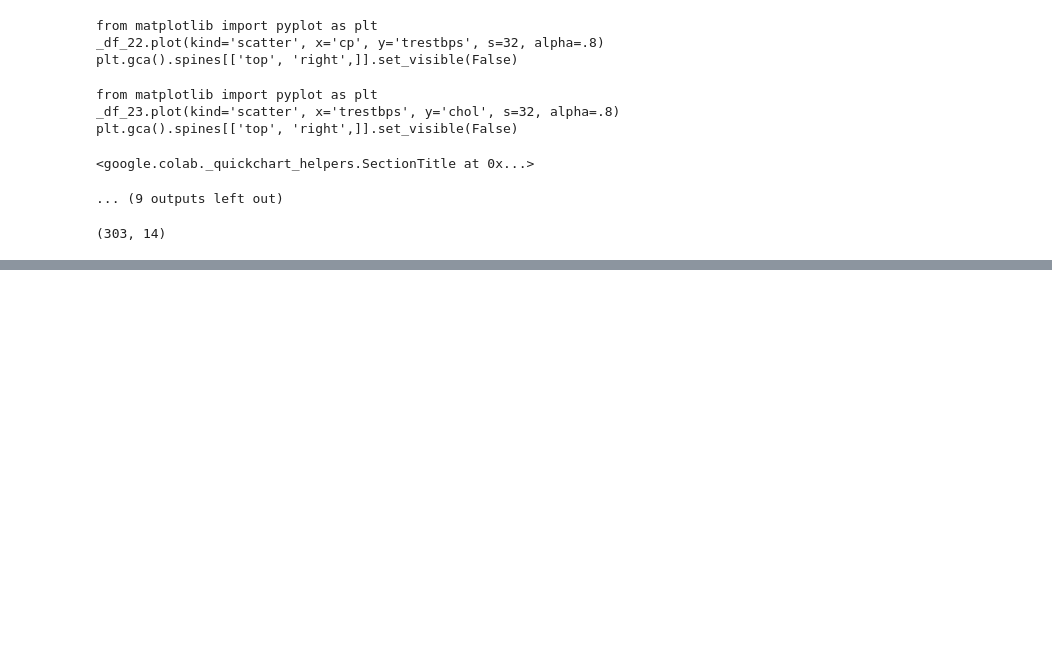
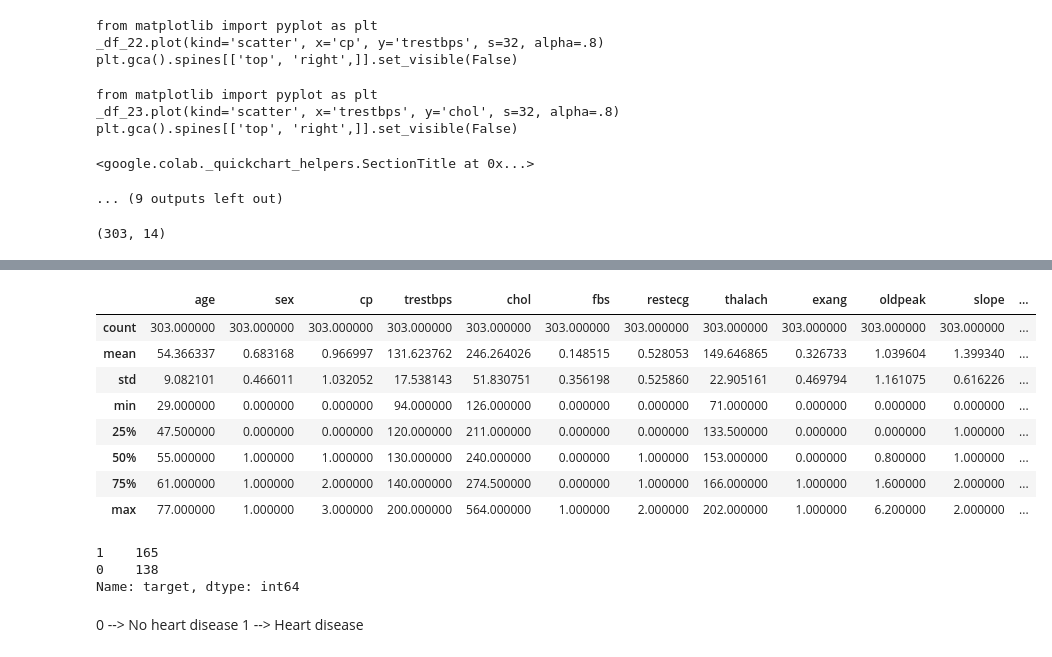
Before and after one commit to chhitizzz/final-year-project, a Jupyter notebook: Heart_Disease_Prediction.ipynb, the cells around one changed output, grey strips where cells are left out. Cells and saved outputs as stored; diff of their text form; code cells hidden in the pictures; blank space fills up the shorter version.

Commit message:
target

```diff
--- a/Heart_Disease_Prediction.ipynb
+++ b/Heart_Disease_Prediction.ipynb
@@ -100,0 +123,24 @@ heart_data.shape
+# %%
+# statistical measures about the data
+heart_data.describe()
+# %% [output]
+|  | age | sex | cp | trestbps | chol | fbs | restecg | thalach | exang | oldpeak | slope | ... |
+| count | 303.000000 | 303.000000 | 303.000000 | 303.000000 | 303.000000 | 303.000000 | 303.000000 | 303.000000 | 303.000000 | 303.000000 | 303.000000 | ... |
+| mean | 54.366337 | 0.683168 | 0.966997 | 131.623762 | 246.264026 | 0.148515 | 0.528053 | 149.646865 | 0.326733 | 1.039604 | 1.399340 | ... |
+| std | 9.082101 | 0.466011 | 1.032052 | 17.538143 | 51.830751 | 0.356198 | 0.525860 | 22.905161 | 0.469794 | 1.161075 | 0.616226 | ... |
+| min | 29.000000 | 0.000000 | 0.000000 | 94.000000 | 126.000000 | 0.000000 | 0.000000 | 71.000000 | 0.000000 | 0.000000 | 0.000000 | ... |
+| 25% | 47.500000 | 0.000000 | 0.000000 | 120.000000 | 211.000000 | 0.000000 | 0.000000 | 133.500000 | 0.000000 | 0.000000 | 1.000000 | ... |
+| 50% | 55.000000 | 1.000000 | 1.000000 | 130.000000 | 240.000000 | 0.000000 | 1.000000 | 153.000000 | 0.000000 | 0.800000 | 1.000000 | ... |
+| 75% | 61.000000 | 1.000000 | 2.000000 | 140.000000 | 274.500000 | 0.000000 | 1.000000 | 166.000000 | 1.000000 | 1.600000 | 2.000000 | ... |
+| max | 77.000000 | 1.000000 | 3.000000 | 200.000000 | 564.000000 | 1.000000 | 2.000000 | 202.000000 | 1.000000 | 6.200000 | 2.000000 | ... |
+# %%
+# checking the distribution of Target variable
+
+heart_data['target'].value_counts()
+# %% [output]
+1    165
+0    138
+Name: target, dtype: int64
+# %% [markdown]
+0 --> No heart disease
+1 --> Heart disease
```
Also changed, not shown: parts of 1 cell of this notebook.
